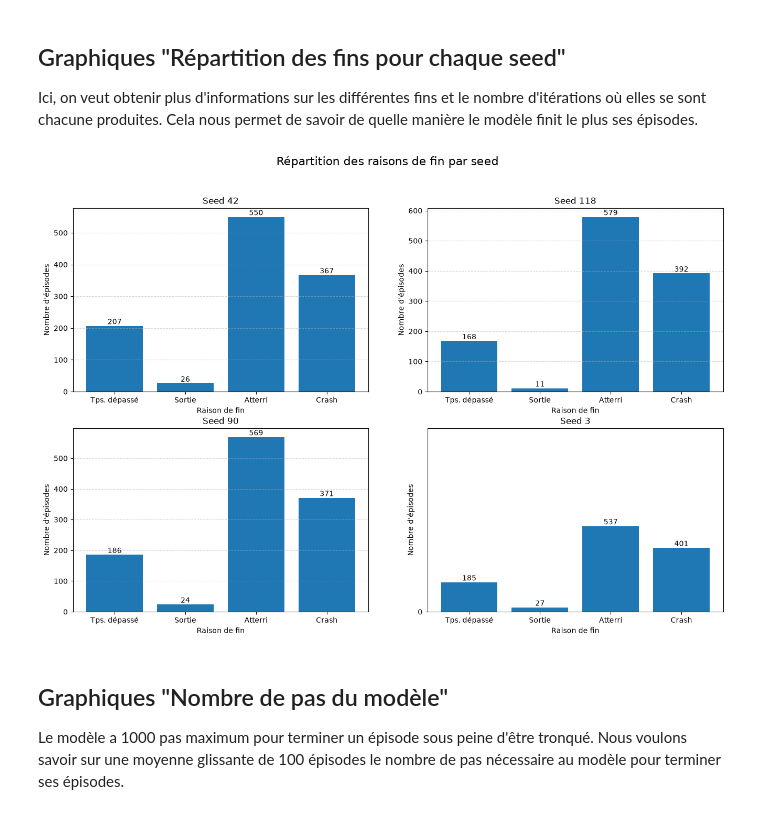
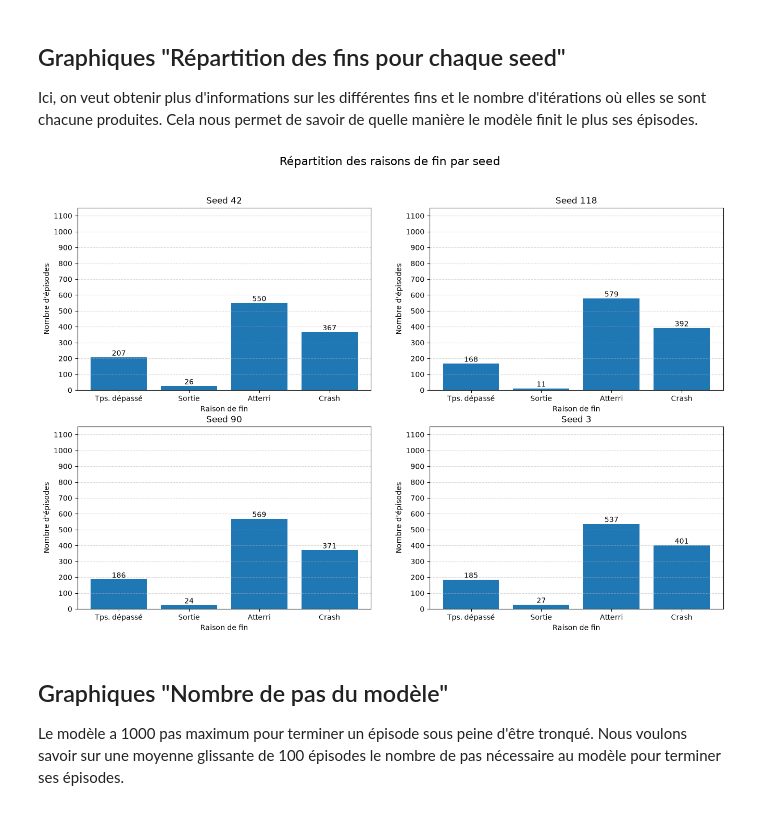
Before and after one commit to BastianHanart/Startrek, a Jupyter notebook: dqn.ipynb, the cells around one changed output. Cells and saved outputs as stored; diff of their text form; code cells hidden in the pictures.

```diff
--- a/dqn.ipynb
+++ b/dqn.ipynb
@@ -689,42 +689,40 @@ for i, k in enumerate(seeds):
             "at_rest": 0,
             "crash": 0
         }
 
         for row in reader:
             reason = row["end_reason"]
 
             if reason in end_reasons:
                 end_reasons[reason] += 1
 
     # Préparer les données du graphique
     raisons = [labels[reason] for reason in end_reasons]
     nombres = list(end_reasons.values())
 
     ax = axes[i]
     ax.bar(raisons, nombres)
 
     ax.set_title(f"Seed {k}")
     ax.set_xlabel("Raison de fin")
     ax.set_ylabel("Nombre d'épisodes")
+
     ax.tick_params(axis="x")
     ax.grid(axis="y", linestyle="--", alpha=0.5)
 
     # Afficher le nombre au-dessus de chaque barre
-    for i, nombre in enumerate(nombres):
-        ax.text(i, nombre, str(nombre), ha="center", va="bottom")
+    for j, nombre in enumerate(nombres):
+        ax.text(j, nombre, str(nombre), ha="center", va="bottom")
 
-    plt.xlabel("Raison de fin")
-    plt.ylabel("Nombre d'épisodes")
-
-
-    plt.yticks(range(0, 100 + 1, 1150))
-    plt.ylim(0, 1150)
+    # Configurer l'axe Y
+    ax.set_yticks(range(0, 1151, 100))
+    ax.set_ylim(0, 1150)
     plt.grid(axis="y", linestyle="--", alpha=0.5)
 
 fig.suptitle("Répartition des raisons de fin par seed", fontsize=16)
 plt.show()
 # %% [output]
-[figure, old version]
+[figure, new version]
 # %% [markdown]
 ## Graphiques "Nombre de pas du modèle"
 
```
Also changed, not shown: parts of 1 cell of this notebook, 1 other file.
